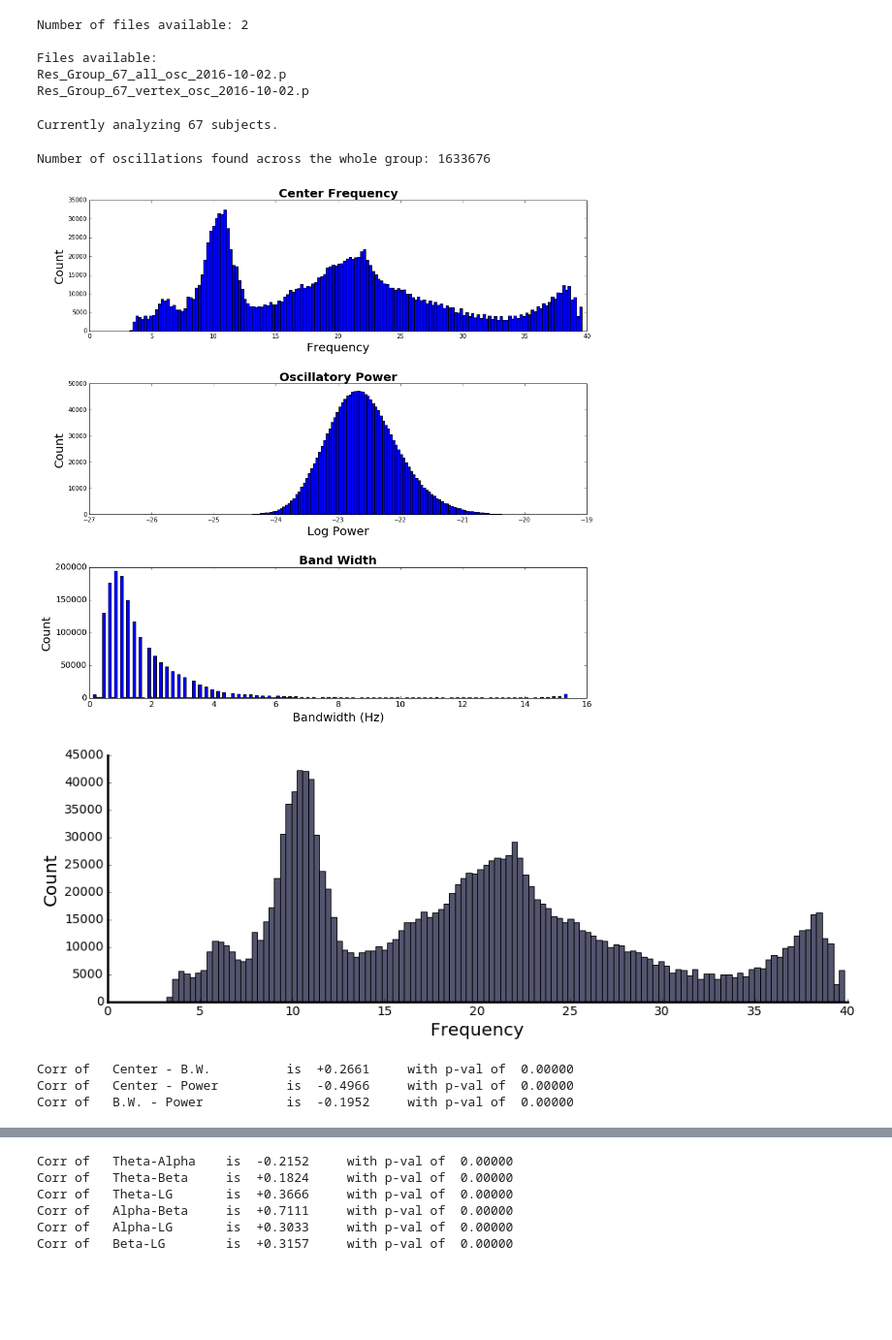
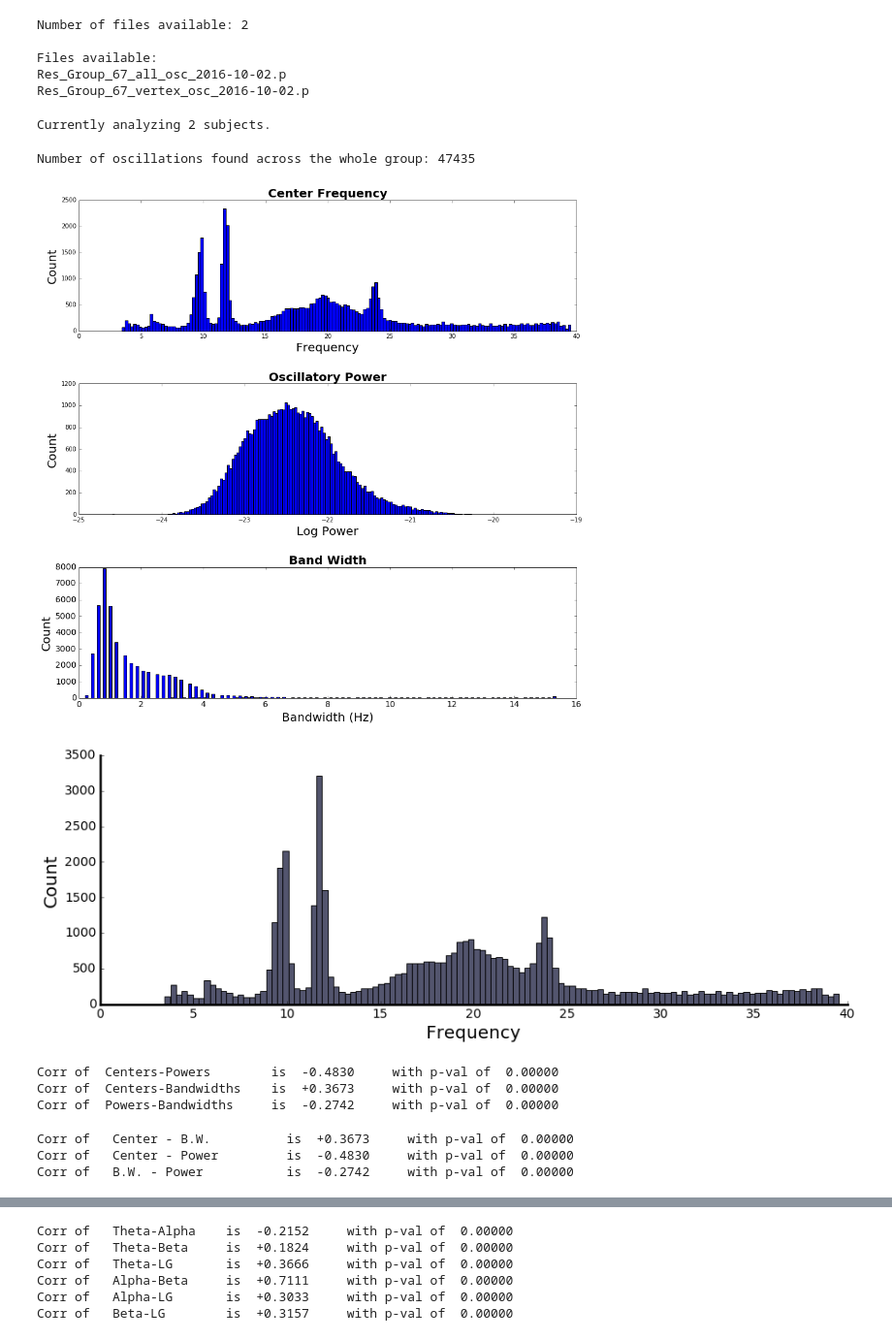
Before and after one commit to voytekresearch/omapping, a Jupyter notebook: OM-Analysis.ipynb, the cells around one changed output, grey strips where cells are left out. Shown at 97% size. Cells and saved outputs as stored; diff of their text form; code cells hidden in the pictures; blank space fills up the shorter version.

```diff
--- a/OM-Analysis.ipynb
+++ b/OM-Analysis.ipynb
@@ -23,7 +23,7 @@ from om.plts.md_plts import *           # Import plots for Meg-Data
 # %%
 # Set database object - choose which data to use
 # The database object is a basic class that stores all paths for the project
-db = OMDB('both')
+db = OMDB('OMEGA')
 # %%
 # Check what data is available
 sub_nums, source = db.check_dat_files('foof')
@@ -161,20 +155,29 @@ meg_group = load_md_pickle(md_files[0])
 # Check how many subjects group includes
 print('Currently analyzing ' + str(meg_group.n_subjs) + ' subjects.')
 # %% [output]
-Currently analyzing 67 subjects.
+Currently analyzing 2 subjects.
 # %%
 # Plot all oscillations across the group
 print('Number of oscillations found across the whole group: ' + str(meg_group.n_oscs_tot) + '\n')
 plot_all_oscs(meg_group.centers_all, meg_group.powers_all, meg_group.bws_all, meg_group.title, save_out=False)
 # %% [output]
-Number of oscillations found across the whole group: 1633676
+Number of oscillations found across the whole group: 47435
-[figure, old version]
+[figure, new version]
 # %%
 # Plot a single oscillation parameter at a time
-plot_all_oscs_single(meg_group.centers_all, 0, meg_group.title, n_bins=120, size=(15, 5), save_out=True)
+plot_all_oscs_single(meg_group.centers_all, 0, meg_group.title, n_bins=120, size=(15, 5), save_out=False)
 # %% [output]
-[figure, old version]
+[figure, new version]
+# %%
+# Calculate correlations between oscillatory parameters
+gr_rs_mat, gr_ps_mat, param_labels = meg_group.calc_osc_param_corrs()
+print_corrs_mat(gr_rs_mat, gr_ps_mat, param_labels)
+# %% [output]
+Corr of  Centers-Powers        is  -0.4830     with p-val of  0.00000
+Corr of  Centers-Bandwidths    is  +0.3673     with p-val of  0.00000
+Corr of  Powers-Bandwidths     is  -0.2742     with p-val of  0.00000
 # %%
+# OLD
 # Calculate correlations between oscillatory parameters
 gr_osc_param_corrs = meg_group.calc_osc_param_corrs()
 
@@ -183,9 +186,9 @@ for corr in gr_osc_param_corrs:
     print('Corr of  ',  corr[0], '\t is ', '{:+1.4f}'.format(corr[1]),
           '\t with p-val of ', '{:1.5f}'.format(corr[2]))
 # %% [output]
-Corr of   Center - B.W.          is  +0.2661     with p-val of  0.00000
-Corr of   Center - Power         is  -0.4966     with p-val of  0.00000
-Corr of   B.W. - Power           is  -0.1952     with p-val of  0.00000
+Corr of   Center - B.W.          is  +0.3673     with p-val of  0.00000
+Corr of   Center - Power         is  -0.4830     with p-val of  0.00000
+Corr of   B.W. - Power           is  -0.2742     with p-val of  0.00000
 # %%
 # Plot the comparisons between oscillatory parameters
 plot_osc_param_comparison(meg_group.centers_all, meg_group.powers_all, meg_group.bws_all, meg_group.title)
```
Also changed, not shown: parts of 17 cells of this notebook.
